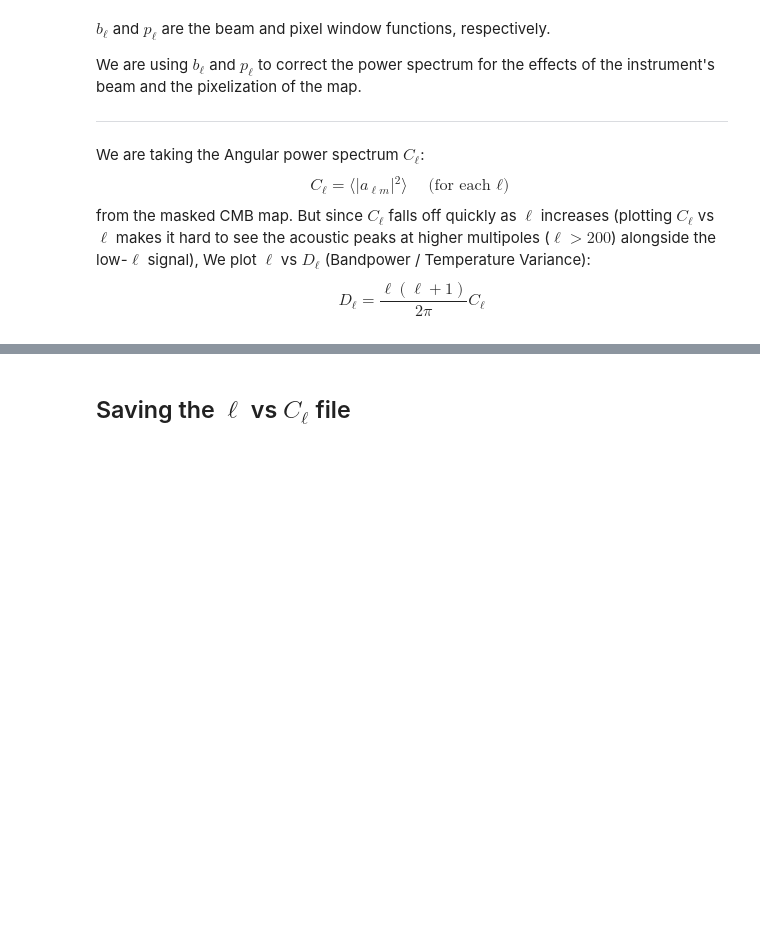
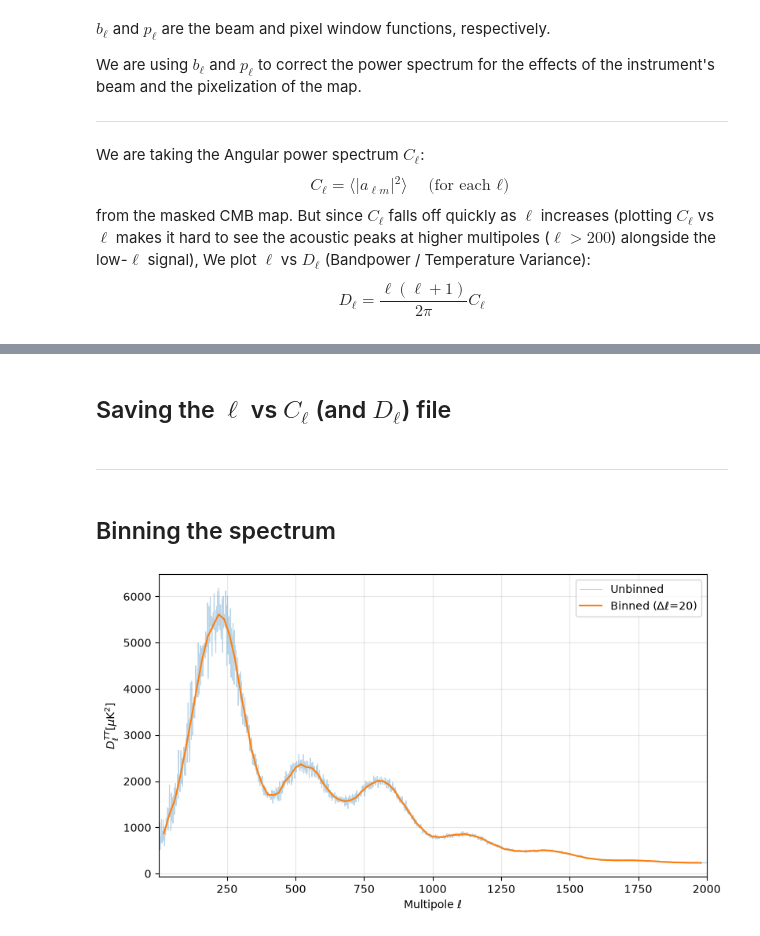
Before and after one commit to yugantchelak/Hubble-Tension, a Jupyter notebook: CMB/CMB_Planck.ipynb, the cells around one changed output, grey strips where cells are left out. Cells and saved outputs as stored; diff of their text form; code cells hidden in the pictures; blank space fills up the shorter version.

```diff
--- a/CMB/CMB_Planck.ipynb
+++ b/CMB/CMB_Planck.ipynb
@@ -76,5 +97,5 @@ plt.show()
 # %% [markdown]
-## Saving the $\ell$ vs $C_\ell$ file
+## Saving the $\ell$ vs $C_\ell$ (and $D_\ell$) file
 # %%
 # Create a 2-column array: [ell, cl]
 data_to_save = np.column_stack((ell, cl, dl))
@@ -86,3 +107,34 @@ np.savetxt(
     header="ell Cl Dl",
     fmt=["%d", "%.18e", "%.18e"],
     comments="",)
+# %% [markdown]
+---
+# %% [markdown]
+## Binning the spectrum
+# %%
+# group the multipoles into bands of width bin, and compute the mean of each band
+ell= ell[2:]
+dl_obs= dl[2:]
+bin= 20
+
+edges   = np.arange(lmin, lmax + 1, bin)
+bin_idx = [np.where((ell >= edges[b]) & (ell < edges[b+1]))[0] for b in range(len(edges) - 1)]
+
+def bin_it(y):
+    return np.array([y[i].mean() for i in bin_idx])
+
+l_eff  = bin_it(ell.astype(float))
+D_data = bin_it(dl_obs)
+
+plt.figure(figsize=(9, 5))
+plt.plot(ell[2:], dl_obs[2:], lw=0.8, alpha=0.3, label="Unbinned")
+plt.plot(l_eff, D_data, lw=1.5, label=f"Binned (Δℓ={bin})")
+plt.xlabel(r"Multipole $\ell$")
+plt.ylabel(r"$D_\ell^{TT} [\mu\mathrm{K}^2]$")
+plt.xlim(2, lmax)
+plt.grid(alpha=0.3)
+plt.legend()
+plt.savefig("Saved Data/APS_binned.png", dpi=300, bbox_inches="tight")
+plt.show()
+# %% [output]
+[figure, added]
```
Also changed, not shown: parts of 2 cells of this notebook, 19 other files.
